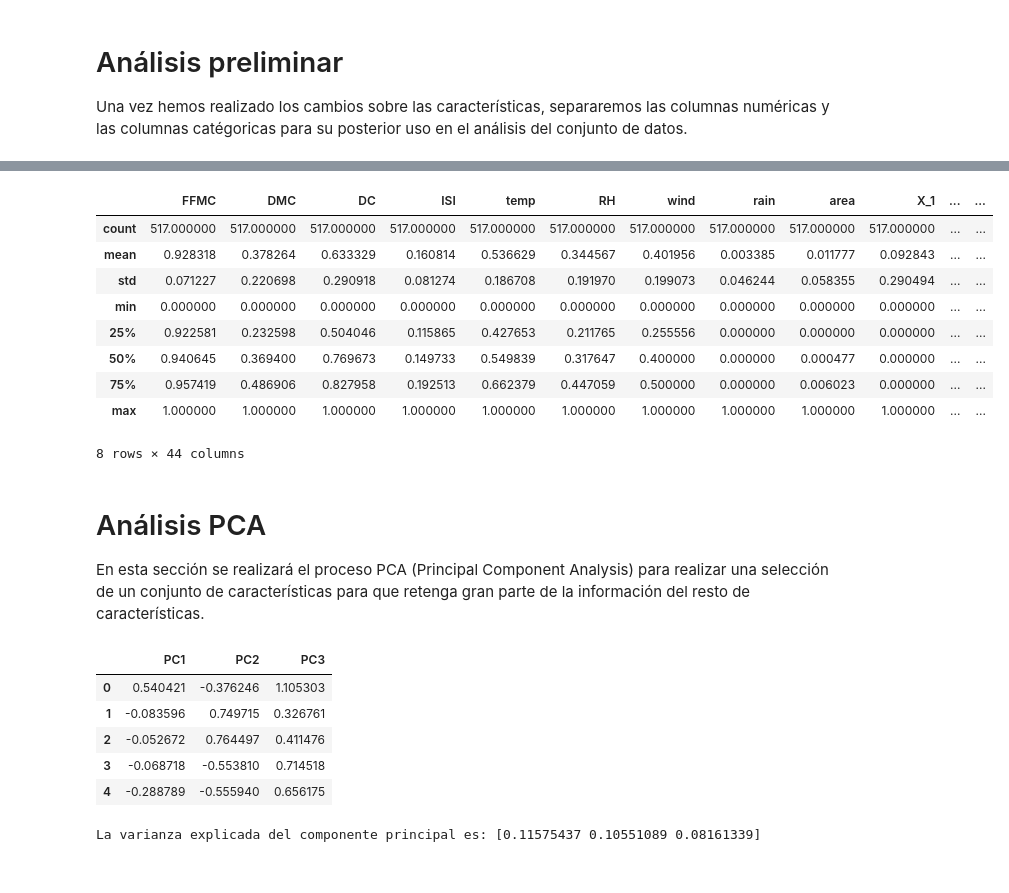
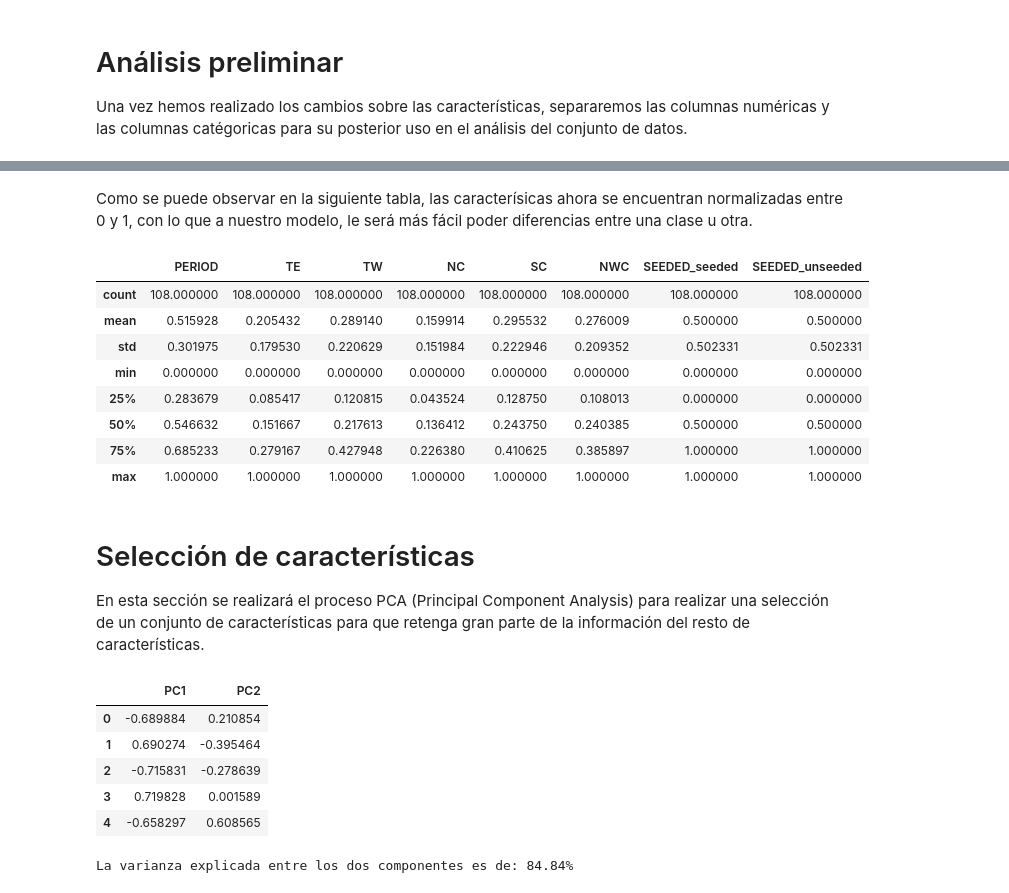
Before and after one commit to golly10/PVD, a Jupyter notebook: Tema 3/Mendez_Torrero_Entrega_Practica_Tema3.ipynb, the cells around one changed output, grey strips where cells are left out. Cells and saved outputs as stored; diff of their text form; code cells hidden in the pictures.

```diff
--- a/Tema 3/Mendez_Torrero_Entrega_Practica_Tema3.ipynb
+++ b/Tema 3/Mendez_Torrero_Entrega_Practica_Tema3.ipynb
@@ -154,3 +123,0 @@ Una vez se han sustituido los valores anómalos, los sustituimos por el valor me
-# %%
-data = data.fillna(data.mean())
-data.describe()
@@ -170,3 +123,0 @@ A continuación, se realizará el proceso de _one hot encoding_ para poder usar
-# %%
-data = pd.get_dummies(data)
-data.columns
@@ -185,0 +130,10 @@ Ahora es turno de las variables numéricas. Como hemos podido observar en las di
+# %%
+class_df = data["CLASS"]
+
+data = data.drop(["CLASS"], axis=1)
+
+enc_data = pd.get_dummies(data) # One-hot encoding
+
+enc_data["CLASS"] = class_df
+
+enc_data
@@ -188,22 +158,23 @@ from sklearn.preprocessing import MinMaxScaler
 
 scaler = MinMaxScaler(feature_range=(0,1))
 
-data[numeric_columns] = pd.DataFrame(scaler.fit_transform(data[numeric_columns]), columns=numeric_columns)
+enc_data[numeric_columns] = pd.DataFrame(scaler.fit_transform(enc_data[numeric_columns]), columns=numeric_columns)
+# %% [markdown]
+Como se puede observar en la siguiente tabla, las caracterísicas ahora se encuentran normalizadas entre 0 y 1, con lo que a nuestro modelo, le será más fácil poder diferencias entre una clase u otra.
 # %%
-data.describe()
+enc_data.describe()
 # %% [output]
-|  | FFMC | DMC | DC | ISI | temp | RH | wind | rain | area | X_1 | ... | ... |
-| count | 517.000000 | 517.000000 | 517.000000 | 517.000000 | 517.000000 | 517.000000 | 517.000000 | 517.000000 | 517.000000 | 517.000000 | ... | ... |
-| mean | 0.928318 | 0.378264 | 0.633329 | 0.160814 | 0.536629 | 0.344567 | 0.401956 | 0.003385 | 0.011777 | 0.092843 | ... | ... |
-| std | 0.071227 | 0.220698 | 0.290918 | 0.081274 | 0.186708 | 0.191970 | 0.199073 | 0.046244 | 0.058355 | 0.290494 | ... | ... |
-| min | 0.000000 | 0.000000 | 0.000000 | 0.000000 | 0.000000 | 0.000000 | 0.000000 | 0.000000 | 0.000000 | 0.000000 | ... | ... |
-| 25% | 0.922581 | 0.232598 | 0.504046 | 0.115865 | 0.427653 | 0.211765 | 0.255556 | 0.000000 | 0.000000 | 0.000000 | ... | ... |
-| 50% | 0.940645 | 0.369400 | 0.769673 | 0.149733 | 0.549839 | 0.317647 | 0.400000 | 0.000000 | 0.000477 | 0.000000 | ... | ... |
-| 75% | 0.957419 | 0.486906 | 0.827958 | 0.192513 | 0.662379 | 0.447059 | 0.500000 | 0.000000 | 0.006023 | 0.000000 | ... | ... |
-| max | 1.000000 | 1.000000 | 1.000000 | 1.000000 | 1.000000 | 1.000000 | 1.000000 | 1.000000 | 1.000000 | 1.000000 | ... | ... |
+|  | PERIOD | TE | TW | NC | SC | NWC | SEEDED_seeded | SEEDED_unseeded |
+| count | 108.000000 | 108.000000 | 108.000000 | 108.000000 | 108.000000 | 108.000000 | 108.000000 | 108.000000 |
+| mean | 0.515928 | 0.205432 | 0.289140 | 0.159914 | 0.295532 | 0.276009 | 0.500000 | 0.500000 |
+| std | 0.301975 | 0.179530 | 0.220629 | 0.151984 | 0.222946 | 0.209352 | 0.502331 | 0.502331 |
+| min | 0.000000 | 0.000000 | 0.000000 | 0.000000 | 0.000000 | 0.000000 | 0.000000 | 0.000000 |
+| 25% | 0.283679 | 0.085417 | 0.120815 | 0.043524 | 0.128750 | 0.108013 | 0.000000 | 0.000000 |
+| 50% | 0.546632 | 0.151667 | 0.217613 | 0.136412 | 0.243750 | 0.240385 | 0.500000 | 0.500000 |
+| 75% | 0.685233 | 0.279167 | 0.427948 | 0.226380 | 0.410625 | 0.385897 | 1.000000 | 1.000000 |
+| max | 1.000000 | 1.000000 | 1.000000 | 1.000000 | 1.000000 | 1.000000 | 1.000000 | 1.000000 |
-8 rows × 44 columns
 # %% [markdown]
-# Análisis PCA
+# Selección de características
 En esta sección se realizará el proceso PCA (Principal Component Analysis) para realizar una selección de un conjunto de características para que retenga gran parte de la información del resto de características.
 # %%
 from sklearn import decomposition
@@ -218,15 +189,15 @@ data_pca = pca.fit_transform(data)
 # %%
-data_pca_df = pd.DataFrame(data_pca, columns=["PC1", "PC2", "PC3"])
+data_pca_df = pd.DataFrame(enc_data_pca, columns=["PC1", "PC2"])
 
 data_pca_df.head()
 # %% [output]
-|  | PC1 | PC2 | PC3 |
-| 0 | 0.540421 | -0.376246 | 1.105303 |
-| 1 | -0.083596 | 0.749715 | 0.326761 |
-| 2 | -0.052672 | 0.764497 | 0.411476 |
-| 3 | -0.068718 | -0.553810 | 0.714518 |
-| 4 | -0.288789 | -0.555940 | 0.656175 |
+|  | PC1 | PC2 |
+| 0 | -0.689884 | 0.210854 |
+| 1 | 0.690274 | -0.395464 |
+| 2 | -0.715831 | -0.278639 |
+| 3 | 0.719828 | 0.001589 |
+| 4 | -0.658297 | 0.608565 |
 # %%
-print('La varianza explicada del componente principal es: {}'.format(pca.explained_variance_ratio_))
+print("La varianza explicada entre los dos componentes es de: " + str(round((pca.explained_variance_ratio_[0] + pca.explained_variance_ratio_[1]) * 100, 2)) + "%")
 # %% [output]
-La varianza explicada del componente principal es: [0.11575437 0.10551089 0.08161339]
+La varianza explicada entre los dos componentes es de: 84.84%
```
Also changed, not shown: parts of 28 cells of this notebook, 1 other file.
